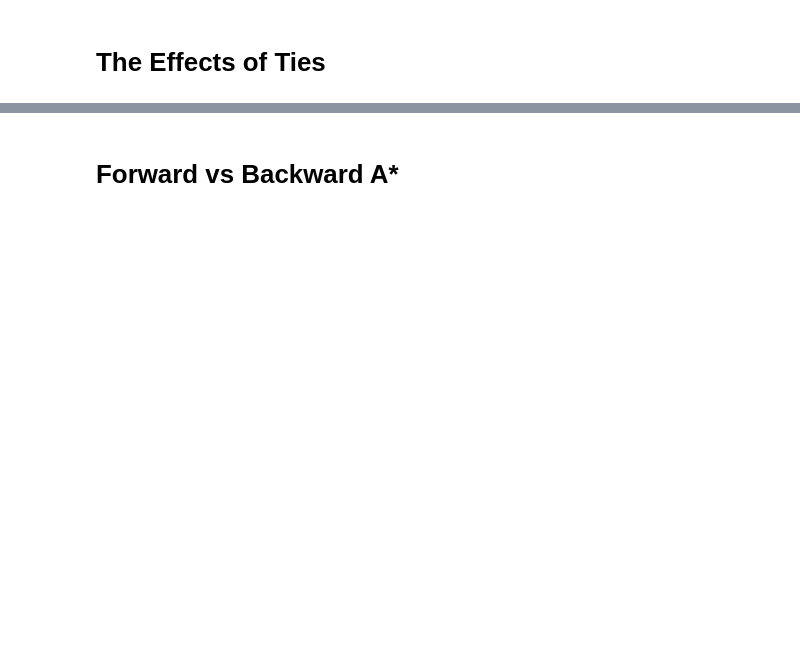
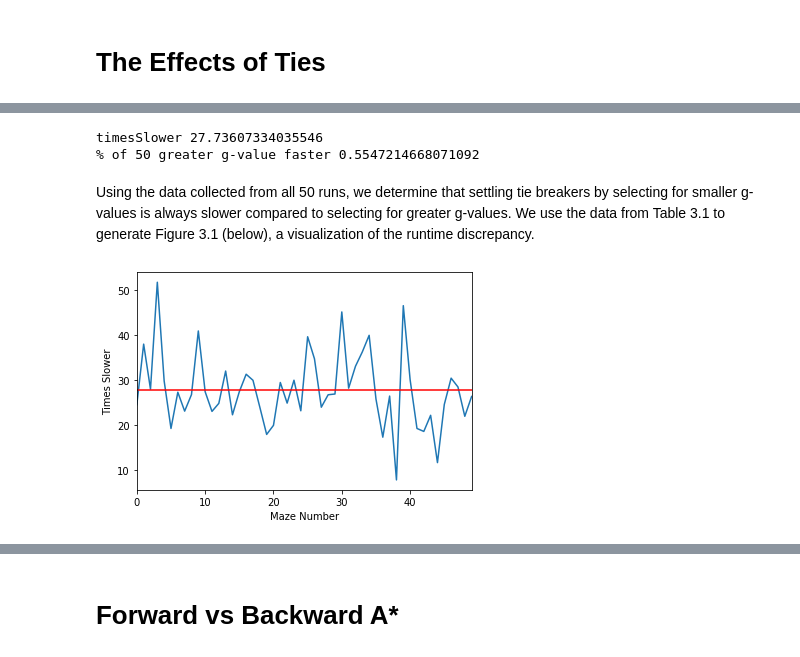
Before and after one commit to brianyi14/fast-trajectory-replanning, a Jupyter notebook: report_code.ipynb, the cells around one changed output, grey strips where cells are left out. Drawn from its saved outputs; the diff is of its cells as text; code cells hidden in the pictures; blank space fills up the shorter version.

```diff
--- a/report_code.ipynb
+++ b/report_code.ipynb
@@ -655,0 +1150,16 @@ def print_agent_map(final_path, total_states):
+# %%
+print('timesSlower', np.mean(df.iloc[:, 2]))
+print('% of 50 greater g-value faster', np.mean(df.iloc[:, 2]) / 50)
+# %% [output]
+timesSlower 27.73607334035546
+% of 50 greater g-value faster 0.5547214668071092
+# %% [markdown]
+Using the data collected from all 50 runs, we determine that settling tie breakers by selecting for smaller g-values is always slower compared to selecting for greater g-values. We use the data from Table 3.1 to generate Figure 3.1 (below), a visualization of the runtime discrepancy.
+# %%
+fig, ax = plt.subplots()
+ax = df.iloc[:, 2].plot.line()
+plt.axhline(y=np.mean(df.iloc[:, 2]), color='r', linestyle='-')
+ax.set(xlabel= 'Maze Number',
+       ylabel='Times Slower');
+# %% [output]
+[figure, added]
```
Also changed, not shown: parts of 62 cells of this notebook, 1 other file.
